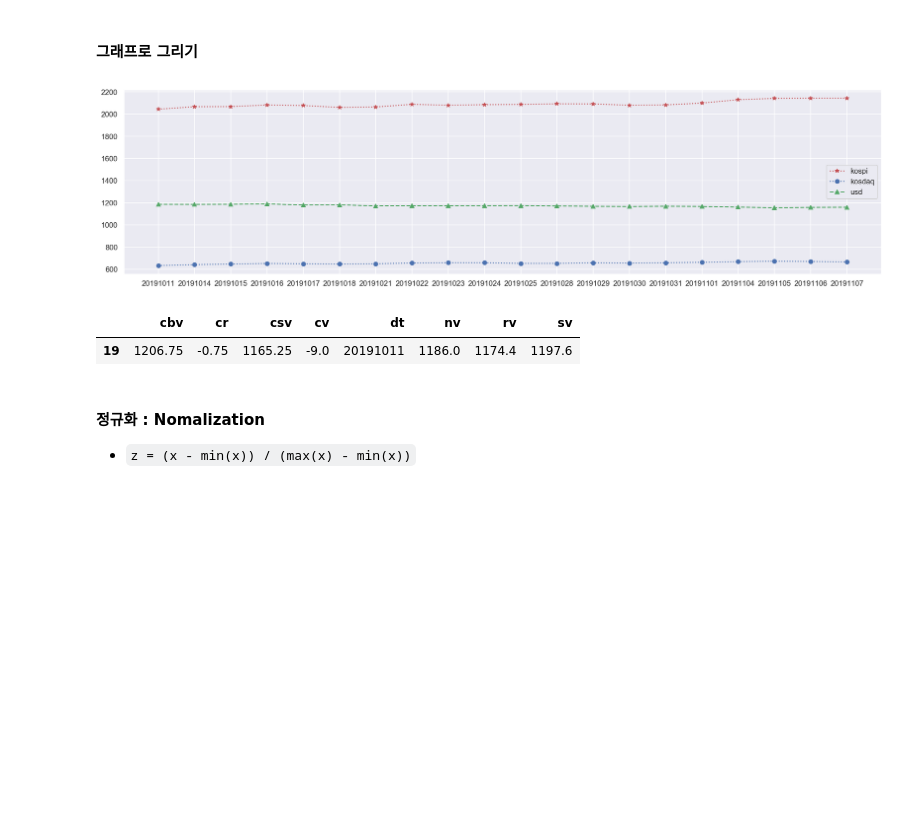
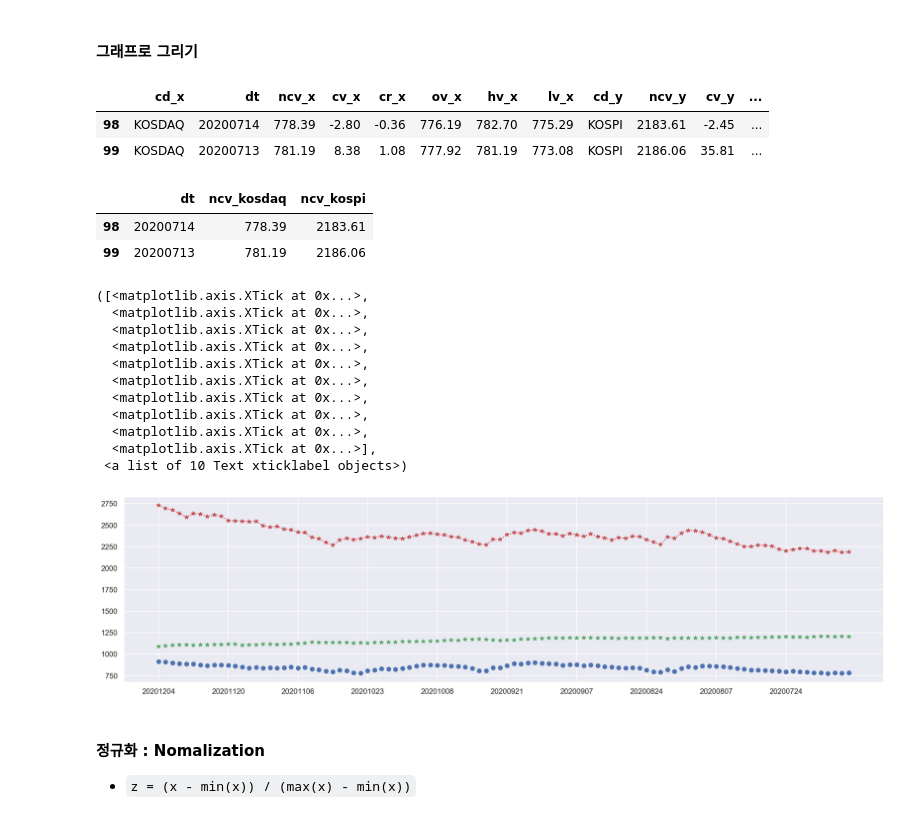
Before and after one commit to yeonghwanchoi/TIL, a Jupyter notebook: crawling/01_requests_1.ipynb, the cells around one changed output. Saved outputs shown, nothing was run; the diff lists cells and outputs as text; code cells hidden in the pictures; blank space fills up the shorter version.

```diff
--- a/crawling/01_requests_1.ipynb
+++ b/crawling/01_requests_1.ipynb
@@ -95,23 +80,47 @@ import matplotlib as mpl
 import matplotlib.pyplot as plt
 import seaborn as sns
 sns.set()
+# %%
+kosdaq_df=get_stock_data("KOSDAQ",100)
+kospi_df=get_stock_data("KOSPI",100)
+USD=get_currency_data("FX_USDKRW",100)
+# %%
+merge_df_1 = pd.merge(kosdaq_df,kospi_df,left_on="dt",right_on="dt")
+merge_df_1.tail(2)
+# %% [output]
+|  | cd_x | dt | ncv_x | cv_x | cr_x | ov_x | hv_x | lv_x | cd_y | ncv_y | cv_y | ... |
+| 98 | KOSDAQ | 20200714 | 778.39 | -2.80 | -0.36 | 776.19 | 782.70 | 775.29 | KOSPI | 2183.61 | -2.45 | ... |
+| 99 | KOSDAQ | 20200713 | 781.19 | 8.38 | 1.08 | 777.92 | 781.19 | 773.08 | KOSPI | 2186.06 | 35.81 | ... |
+# %%
+merge_df_1 = merge_df_1.rename(columns={"ncv_x":"ncv_kosdaq","ncv_y":"ncv_kospi"})
+merge_df_1 = merge_df_1[["dt","ncv_kosdaq","ncv_kospi"]]
+merge_df_1.tail(2)
+# %% [output]
+|  | dt | ncv_kosdaq | ncv_kospi |
+| 98 | 20200714 | 778.39 | 2183.61 |
+| 99 | 20200713 | 781.19 | 2186.06 |
+# %%
+merge_df = pd.merge(merge_df_1,USD)[["dt","ncv_kosdaq","ncv_kospi","nv"]]
 # %%
-# 코스피, 코스닥, 환율 종가 데이터 그리기
-plt.figure(figsize=(20, 5))
+plt.figure(figsize=(20,5))
+plt.plot(merge_df["dt"],merge_df["ncv_kospi"],"*r:",label="kospi")
+plt.plot(merge_df["dt"],merge_df["ncv_kosdaq"],"bo",label="kosdaq")
+plt.plot(merge_df["dt"],merge_df["nv"],"g*",label="USD")
 
-plt.plot(kospi_df[::-1]["dt"], kospi_df[::-1]["ncv"], "r*:", label="kospi")
-plt.plot(kosdaq_df[::-1]["dt"], kosdaq_df[::-1]["ncv"], "bo:", label="kosdaq")
-plt.plot(usd_df[::-1]["dt"], usd_df[::-1]["nv"], "g^--", label="usd")
-plt.legend(loc=0)
-
-plt.show()
+plt.xticks(merge_df_1[::len(merge_df)//10]["dt"])
 # %% [output]
+([<matplotlib.axis.XTick at 0x...>,
+  <matplotlib.axis.XTick at 0x...>,
+  <matplotlib.axis.XTick at 0x...>,
+  <matplotlib.axis.XTick at 0x...>,
+  <matplotlib.axis.XTick at 0x...>,
+  <matplotlib.axis.XTick at 0x...>,
+  <matplotlib.axis.XTick at 0x...>,
+  <matplotlib.axis.XTick at 0x...>,
+  <matplotlib.axis.XTick at 0x...>,
+  <matplotlib.axis.XTick at 0x...>],
+ <a list of 10 Text xticklabel objects>)
-[figure, old version]
+[figure, new version]
-# %%
-usd_df.tail(1)
-# %% [output]
-|  | cbv | cr | csv | cv | dt | nv | rv | sv |
-| 19 | 1206.75 | -0.75 | 1165.25 | -9.0 | 20191011 | 1186.0 | 1174.4 | 1197.6 |
 # %% [markdown]
 #### 정규화 : Nomalization
 - `z = (x - min(x)) / (max(x) - min(x))`
```
Also changed, not shown: parts of 20 cells of this notebook.
